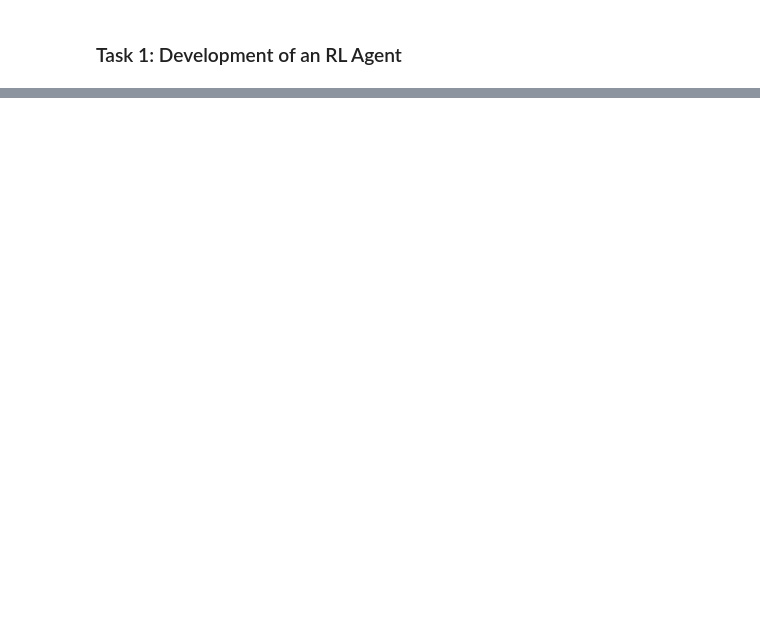
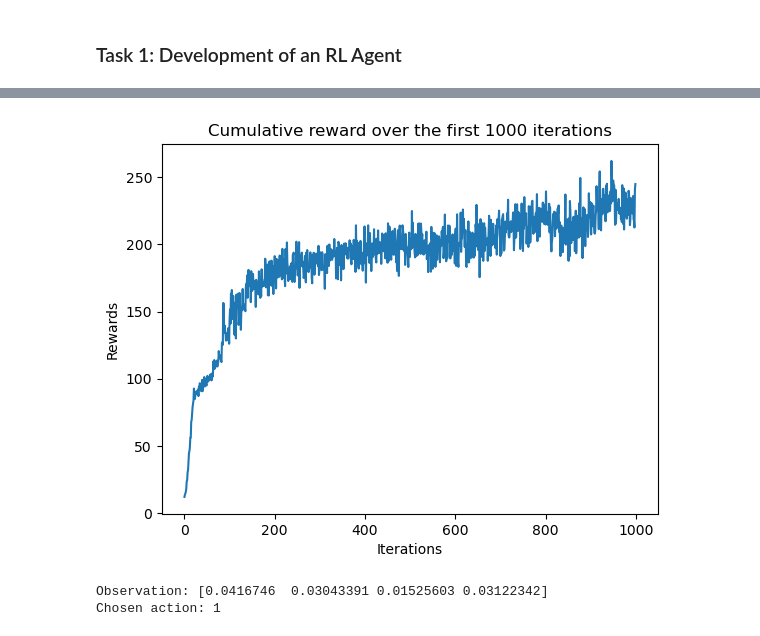
Before and after one commit to dinitrophenol/SC3000, a Jupyter notebook: cartpole.ipynb, the cells around one changed output, grey strips where cells are left out. Saved outputs shown, nothing was run; the diff lists cells and outputs as text; code cells hidden in the pictures; blank space fills up the shorter version.

```diff
--- a/cartpole.ipynb
+++ b/cartpole.ipynb
@@ -129,0 +227,20 @@ plt.show()
+# %%
+reward.extend(Monte_Carlo_Agent.train_n_iterations(500))
+
+fig, ax = plt.subplots()
+plt.plot(reward)
+plt.title("Cumulative reward over the first 1000 iterations")
+plt.ylabel('Rewards')
+plt.xlabel('Iterations')
+plt.show()
+# %% [output]
+[figure, added]
+# %%
+observation, _ = env.reset()
+action = Monte_Carlo_Agent.optimal_action(observation)
+
+print("Observation:", observation)
+print("Chosen action:", action)
+# %% [output]
+Observation: [0.0416746  0.03043391 0.01525603 0.03122342]
+Chosen action: 1
```
Also changed, not shown: parts of 16 cells of this notebook.
